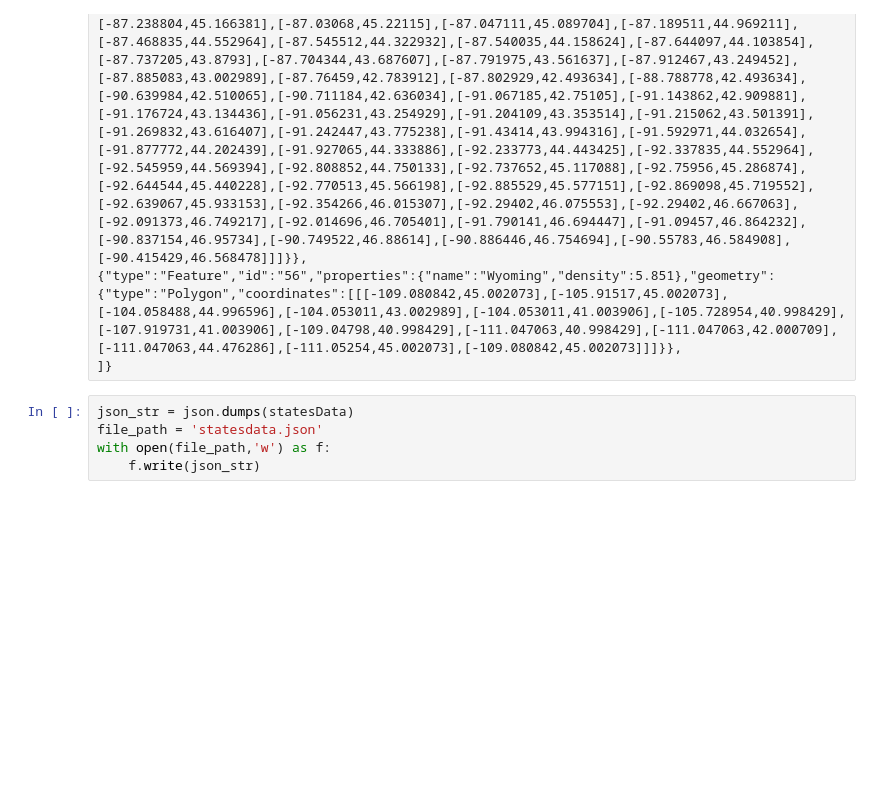
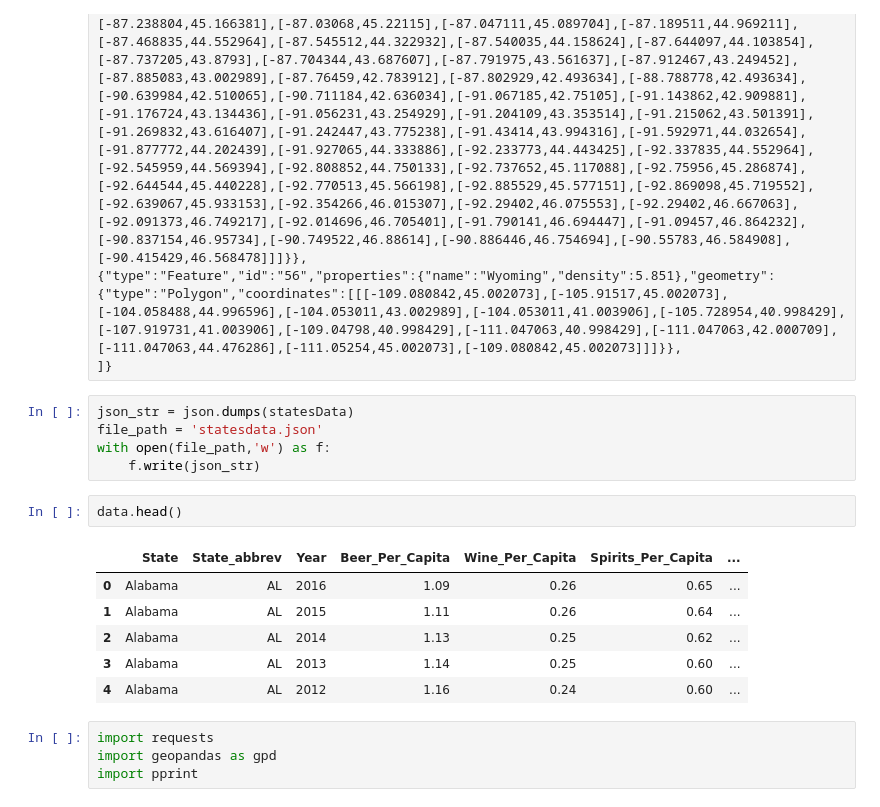
Before and after one commit to jkspiva/Project_3, a Jupyter notebook: Foster's_folder/foster.ipynb, the cells around one changed output. Saved outputs shown, nothing was run; the diff lists cells and outputs as text; blank space fills up the shorter version.

```diff
--- a/Foster's_folder/foster.ipynb
+++ b/Foster's_folder/foster.ipynb
@@ -110,3 +110,16 @@ json_str = json.dumps(statesData)
 file_path = 'statesdata.json'
 with open(file_path,'w') as f:
     f.write(json_str)
+# %%
+data.head()
+# %% [output]
+|  | State | State_abbrev | Year | Beer_Per_Capita | Wine_Per_Capita | Spirits_Per_Capita | ... |
+| 0 | Alabama | AL | 2016 | 1.09 | 0.26 | 0.65 | ... |
+| 1 | Alabama | AL | 2015 | 1.11 | 0.26 | 0.64 | ... |
+| 2 | Alabama | AL | 2014 | 1.13 | 0.25 | 0.62 | ... |
+| 3 | Alabama | AL | 2013 | 1.14 | 0.25 | 0.60 | ... |
+| 4 | Alabama | AL | 2012 | 1.16 | 0.24 | 0.60 | ... |
+# %%
+import requests
+import geopandas as gpd
+import pprint
```
Also changed, not shown: parts of 5 cells of this notebook.
